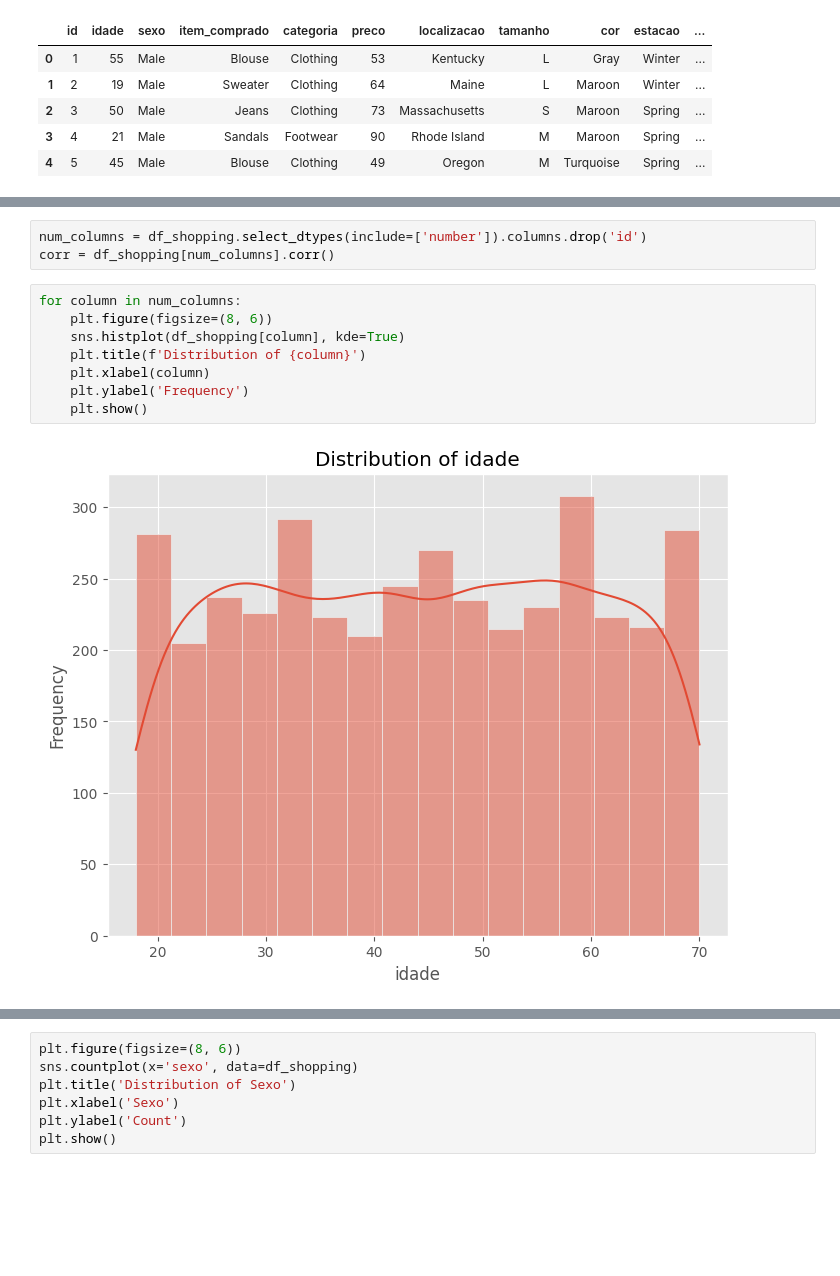
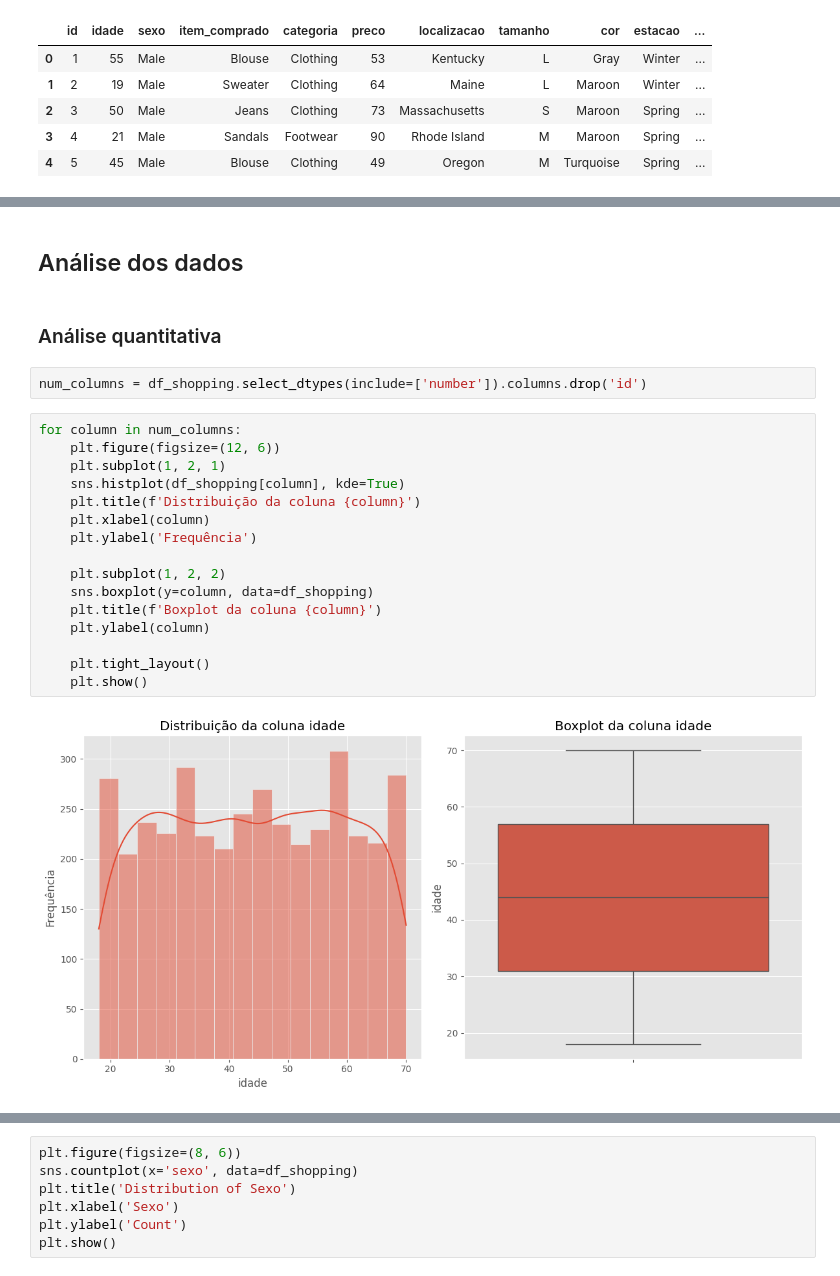
Before and after one commit to angelico-intelligence/clusterizacao-clientes, a Jupyter notebook: AnaliseClientes.ipynb, the cells around one changed output, grey strips where cells are left out. Drawn from its saved outputs; the diff is of its cells as text; blank space fills up the shorter version.

```diff
--- a/AnaliseClientes.ipynb
+++ b/AnaliseClientes.ipynb
@@ -91,16 +103,27 @@ Data columns (total 18 columns):
  17  frequencia_compras           3900 non-null   object
 dtypes: float64(1), int64(4), object(13)
 memory usage: 548.6+ KB
-# %%
-num_columns = df_shopping.select_dtypes(include=['number']).columns.drop('id')
-corr = df_shopping[num_columns].corr()
+# %% [markdown]
+## Análise dos dados
+# %% [markdown]
+### Análise quantitativa
+# %%
+num_columns = df_shopping.select_dtypes(include=['number']).columns.drop('id')
 # %%
 for column in num_columns:
-    plt.figure(figsize=(8, 6))
+    plt.figure(figsize=(12, 6))
+    plt.subplot(1, 2, 1)
     sns.histplot(df_shopping[column], kde=True)
-    plt.title(f'Distribution of {column}')
+    plt.title(f'Distribuição da coluna {column}')
     plt.xlabel(column)
-    plt.ylabel('Frequency')
+    plt.ylabel('Frequência')
+
+    plt.subplot(1, 2, 2)
+    sns.boxplot(y=column, data=df_shopping)
+    plt.title(f'Boxplot da coluna {column}')
+    plt.ylabel(column)
+
+    plt.tight_layout()
     plt.show()
 # %% [output]
-[figure, old version]
+[figure, new version]
```
Also changed, not shown: parts of 25 cells of this notebook.
